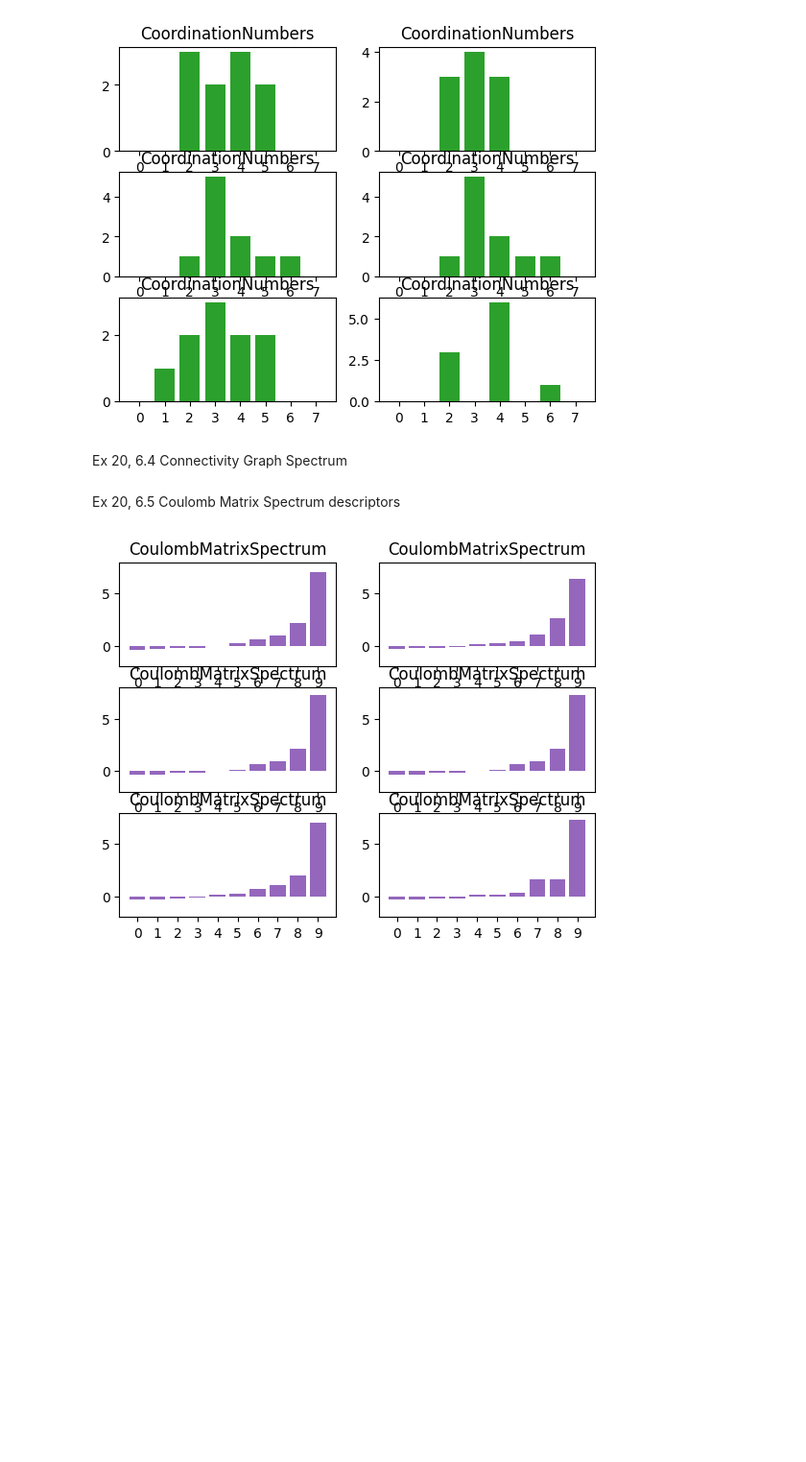
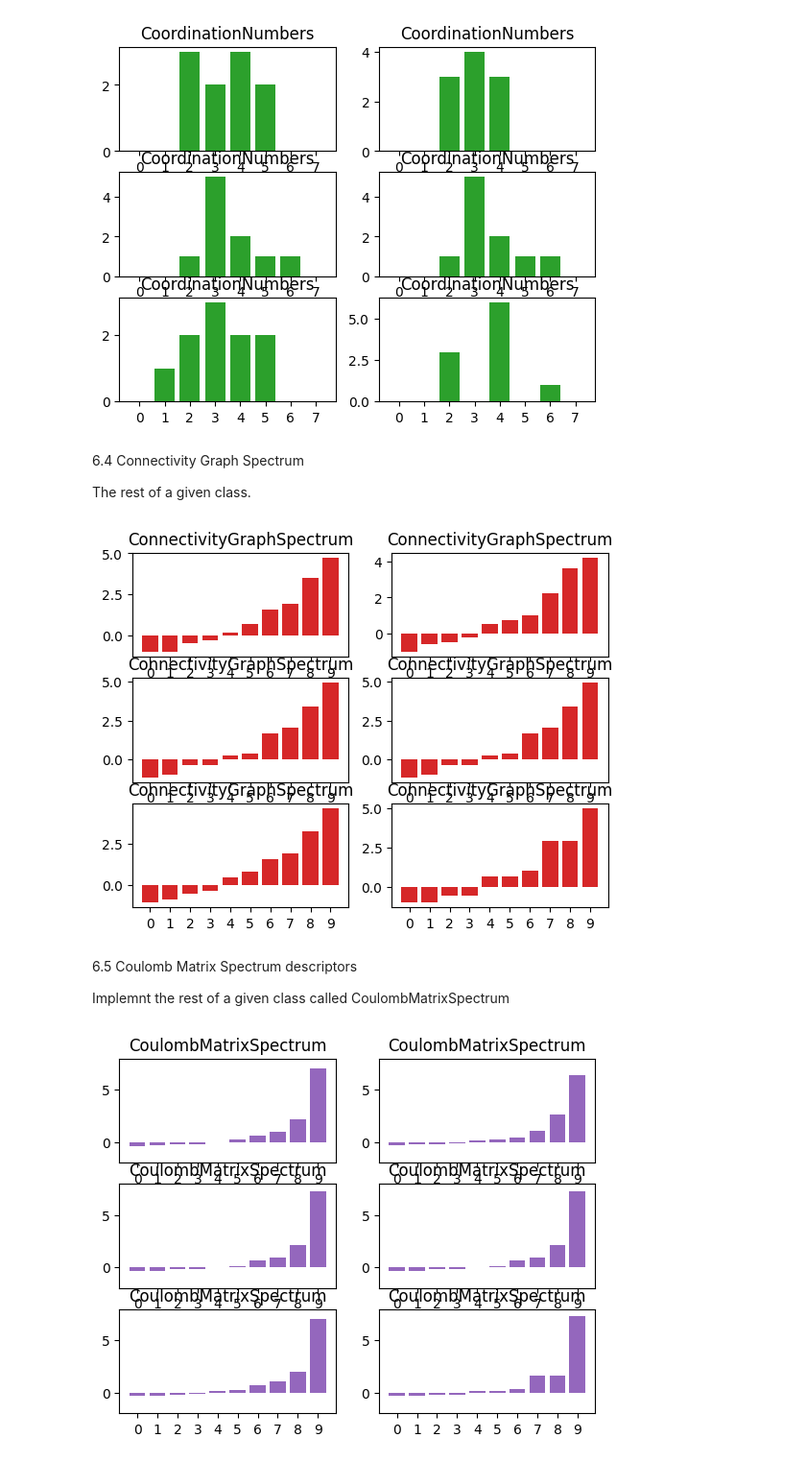
Before and after one commit to Justusperthes/Comphy, a Jupyter notebook: w4/clustering.ipynb, the cells around one changed output. Shown at 96% size. Drawn from its saved outputs; the diff is of its cells as text; code cells hidden in the pictures; blank space fills up the shorter version.

```diff
--- a/w4/clustering.ipynb
+++ b/w4/clustering.ipynb
@@ -475,8 +462,10 @@ for i in range(6):
 plt.show()
 # %% [output]
 [figure]
-# %% [markdown]
-Ex 20, 6.4 Connectivity Graph Spectrum
+# %% [markdown]
+6.4 Connectivity Graph Spectrum
+
+The rest of a given class.
 # %%
 class ConnectivityGraphSpectrum():
 
@@ -485,7 +474,23 @@ class ConnectivityGraphSpectrum():
         self.color = color
 
     def descriptor(self,pos):
-        YOUR CODE
+        N = pos.shape[0]
+        connectivity_matrix = np.zeros((N, N))
+        r_cut = 1.2 * 2**(1/6)*sigma # r_cut = A*r_min
+        # Fill the connectivity matrix
+        for i in range(N):
+            for j in range(N):
+                # r_ij = distance between atoms i and j
+                distance = np.linalg.norm(pos[i] - pos[j])
+                if distance<r_cut:
+                    connectivity_matrix[i, j] = 1.0
+
+        # Compute eigenvalues of connectivity matrix
+        eigenvalues = np.linalg.eigvalsh(connectivity_matrix)
+
+        return np.sort(eigenvalues)
+
+
 
     def draw(self,pos,ax):
         vector = self.descriptor(pos)
@@ -494,8 +499,23 @@ class ConnectivityGraphSpectrum():
         ax.bar(xcenters,vector,width=0.8 * self.xwidth,color=self.color)
         ax.xaxis.set_major_locator(plt.MultipleLocator(1.0))
         ax.set_title(self.__class__.__name__)
-# %% [markdown]
-Ex 20, 6.5 Coulomb Matrix Spectrum descriptors
+# %%
+
+# Example usage
+fig, ax = plt.subplots(3,2)
+ax_flat = ax.flatten()
+
+connectivity_graph_spectrum = ConnectivityGraphSpectrum()
+for i in range(6):
+    connectivity_graph_spectrum.draw(positions[i], ax_flat[i])
+
+plt.show()
+# %% [output]
+[figure, added]
+# %% [markdown]
+6.5 Coulomb Matrix Spectrum descriptors
+
+Implemnt the rest of a given class called CoulombMatrixSpectrum
 # %%
 class CoulombMatrixSpectrum():
 
```
Also changed, not shown: parts of 5 cells of this notebook.
